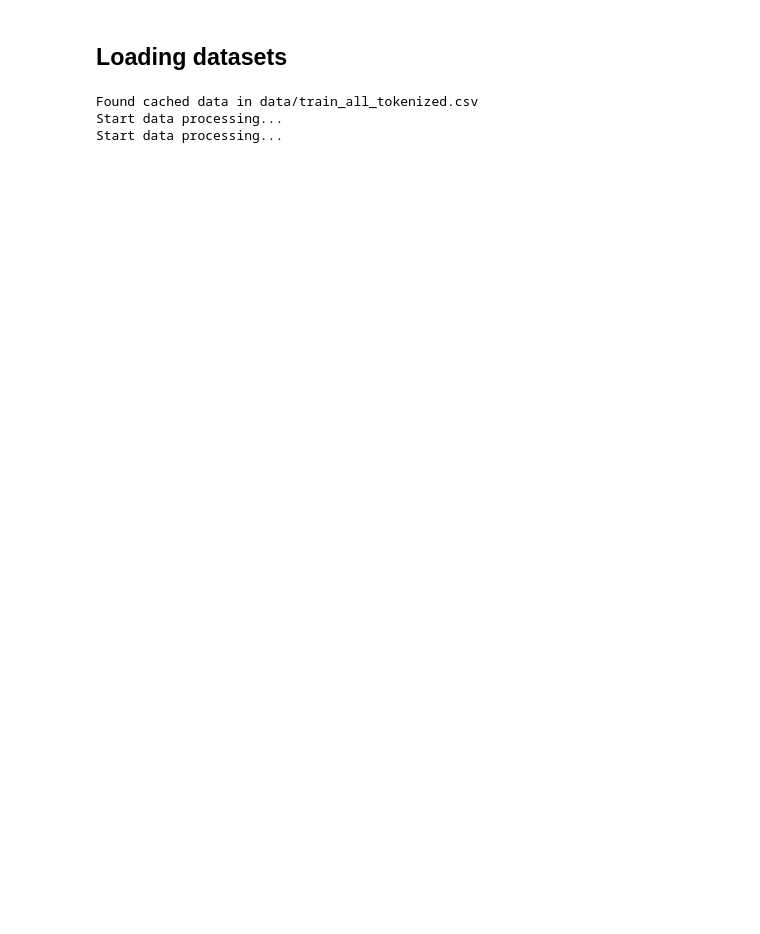
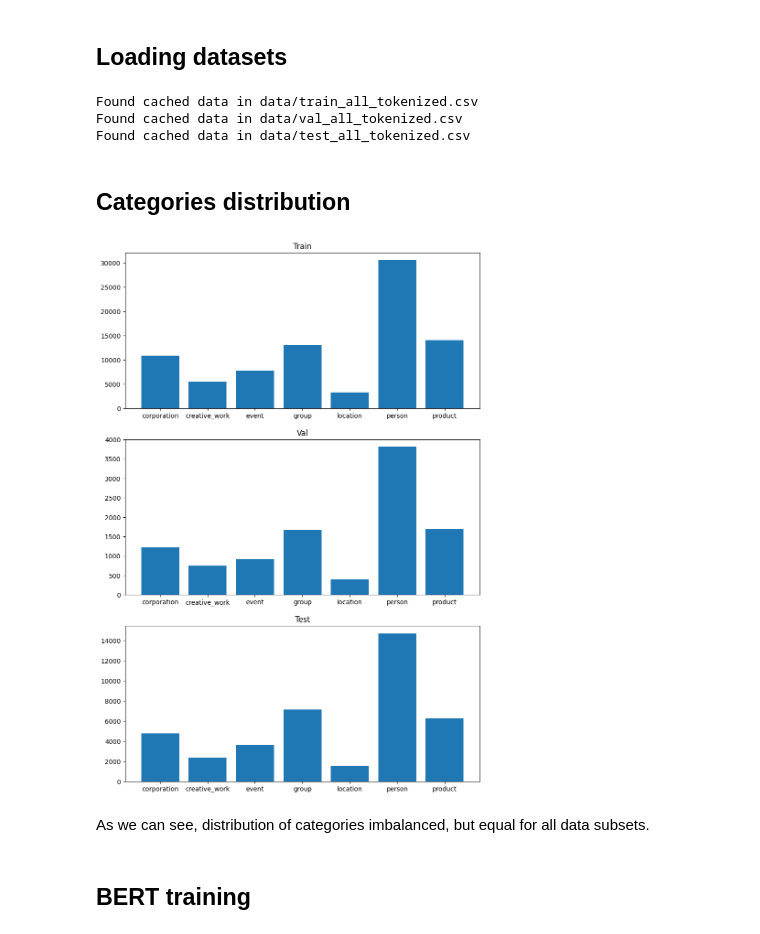
Before and after one commit to AlexSidDev/BigBrother, a Jupyter notebook: EDA.ipynb, the cells around one changed output. Cells and saved outputs as stored; diff of their text form; code cells hidden in the pictures; blank space fills up the shorter version.

Commit message:
Bert model training example

```diff
--- a/EDA.ipynb
+++ b/EDA.ipynb
@@ -11,32 +13,6 @@ model_name = "google-bert/bert-base-cased"
 ## Loading datasets
 # %%
 all_datasets = datasets.load_dataset('tner/tweetner7', cache_dir=CACHE_DIR)
+train_dataset = all_datasets['train_all']
 val_dataset = datasets.concatenate_datasets([all_datasets[ 'validation_2020'], all_datasets['validation_2021']])
-test_dataset = datasets.concatenate_datasets([all_datasets[ 'test_2020'], all_datasets['test_2021']])
+test_dataset = datasets.concatenate_datasets([all_datasets['test_2020'], all_datasets['test_2021']])
-# %%
-tokenizer = AutoTokenizer.from_pretrained(model_name, trust_remote_code=True)
-label_2_id = {
-                 "B-corporation": 0,
-                 "B-creative_work": 1,
-                 "B-event": 2,
-                 "B-group": 3,
-                 "B-location": 4,
-                 "B-person": 5,
-                 "B-product": 6,
-                 "I-corporation": 7,
-                 "I-creative_work": 8,
-                 "I-event": 9,
-                 "I-group": 10,
-                 "I-location": 11,
-                 "I-person": 12,
-                 "I-product": 13,
-                 "O": 14
-             }
-
-train_dataset = create_dataset(all_datasets['train_all'], f'{CACHE_DIR}/train_all_tokenized.csv', tokenizer, max_len=512)
-val_dataset = create_dataset(val_dataset, f'{CACHE_DIR}/val_all_tokenized.csv', tokenizer, max_len=512)
-test_dataset = create_dataset(test_dataset, f'{CACHE_DIR}/test_all_tokenized.csv', tokenizer, max_len=512)
-# %% [output]
-Found cached data in data/train_all_tokenized.csv
-Start data processing...
-Start data processing...
@@ -42,0 +49,41 @@ Start data processing...
+# %%
+tokenizer = AutoTokenizer.from_pretrained(model_name, trust_remote_code=True, clean_up_tokenization_spaces=False)
+
+id_2_label = {v: k.split('-')[-1] for k, v in label_2_id.items() if k.startswith('B')}
+
+labels_list = ['corporation', 'creative_work', 'event', 'group', 'location', 'person', 'product']
+global_metrics = ['overall_precision', 'overall_recall', 'overall_f1', 'overall_accuracy']
+
+train_dataset_tokenized = create_dataset(train_dataset, f'{CACHE_DIR}/train_all_tokenized.csv', tokenizer, max_len=512)
+val_dataset_tokenized = create_dataset(val_dataset, f'{CACHE_DIR}/val_all_tokenized.csv', tokenizer, max_len=512)
+test_dataset_tokenized = create_dataset(test_dataset, f'{CACHE_DIR}/test_all_tokenized.csv', tokenizer, max_len=512)
+# %% [output]
+Found cached data in data/train_all_tokenized.csv
+Found cached data in data/val_all_tokenized.csv
+Found cached data in data/test_all_tokenized.csv
+# %% [markdown]
+## Categories distribution
+# %%
+def plot_categ_distribution(data, ax, title):
+    labels_dict = dict(zip(labels_list, [0] * len(labels_list)))
+
+    def count_labels(tokens):
+        for token in tokens:
+            if token in id_2_label:
+                labels_dict[id_2_label[token]] += 1
+
+    data['labels'].apply(count_labels)
+    ax.bar(labels_dict.keys(), labels_dict.values())
+    ax.set_title(title)
+# %%
+fig, axes = plt.subplots(3, 1, figsize=(10, 15))
+
+plot_categ_distribution(train_dataset_tokenized, axes[0], 'Train')
+plot_categ_distribution(val_dataset_tokenized, axes[1], 'Val')
+plot_categ_distribution(test_dataset_tokenized, axes[2], 'Test')
+# %% [output]
+[figure, added]
+# %% [markdown]
+As we can see, distribution of categories imbalanced, but equal for all data subsets.
+# %% [markdown]
+## BERT training
```
Also changed, not shown: parts of 8 cells of this notebook, 8 other files.
